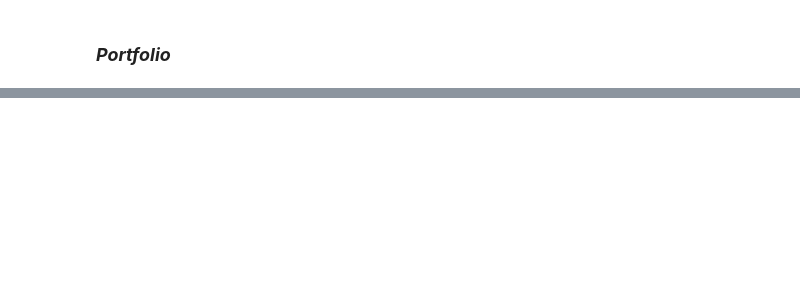
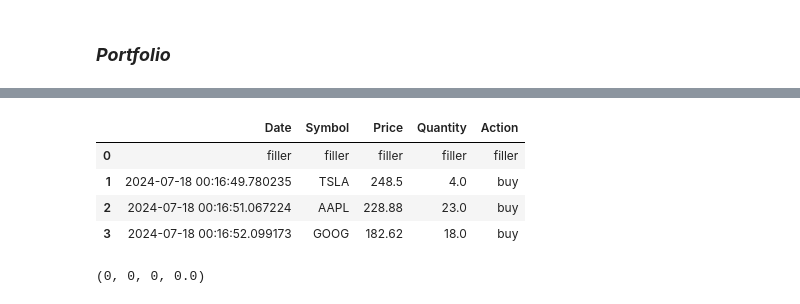
Before and after one commit to lukeRedmond2/LR-Tax-Loss-Harvesting, a Jupyter notebook: __Workspace__.ipynb, the cells around one changed output, grey strips where cells are left out. Saved outputs shown, nothing was run; the diff lists cells and outputs as text; code cells hidden in the pictures; blank space fills up the shorter version.

```diff
--- a/__Workspace__.ipynb
+++ b/__Workspace__.ipynb
@@ -149,18 +149,19 @@ class Allocator():
 ### **_OrderManager_**
 # %%
 # Order manager class
-class OrderManger():
+class OrderManager():
 
 	# Initialiser
-    def __init__(self):
-        pass
+    def __init__(self, loader):
+
+		# Setting the dataloader
+        self.loader = loader
 
 	# Method to create an order
     def MakeOrder(self, symbol, quantity, side):
 
 		# Creating a data loader and extracting the live price
-        dataloader = DataLoader()
-        price = dataloader.Live(symbol, "price")
+        price = self.loader.Live(symbol, "price")
 
 		# Getting today's date and time
         date = datetime.today()
@@ -743,0 +1057,3 @@ MyPf.assets
+# %%
+# Initialising the portfolio
+MyPf = Portfolio(["AAPL", "META", "NVDA", "AMZN", "GOOG", "TSLA", "NFLX", "UBER"], 10000, 3)
@@ -743,0 +1075,14 @@ MyPf.assets
+# %%
+# All trades that have been made on this portfolio
+MyPf.trades
+# %% [output]
+|  | Date | Symbol | Price | Quantity | Action |
+| 0 | filler | filler | filler | filler | filler |
+| 1 | 2024-07-18 00:16:49.780235 | TSLA | 248.5 | 4.0 | buy |
+| 2 | 2024-07-18 00:16:51.067224 | AAPL | 228.88 | 23.0 | buy |
+| 3 | 2024-07-18 00:16:52.099173 | GOOG | 182.62 | 18.0 | buy |
+# %%
+# Use in-built gains calculator and data loader to find gains of a single asset
+MyPf.calculator.Calculate(MyPf.trades[MyPf.trades["Symbol"]=="AAPL"], MyPf.loader.Live("AAPL", "price"))
+# %% [output]
+(0, 0, 0, 0.0)
```
Also changed, not shown: parts of 25 cells of this notebook, 7 other files.
